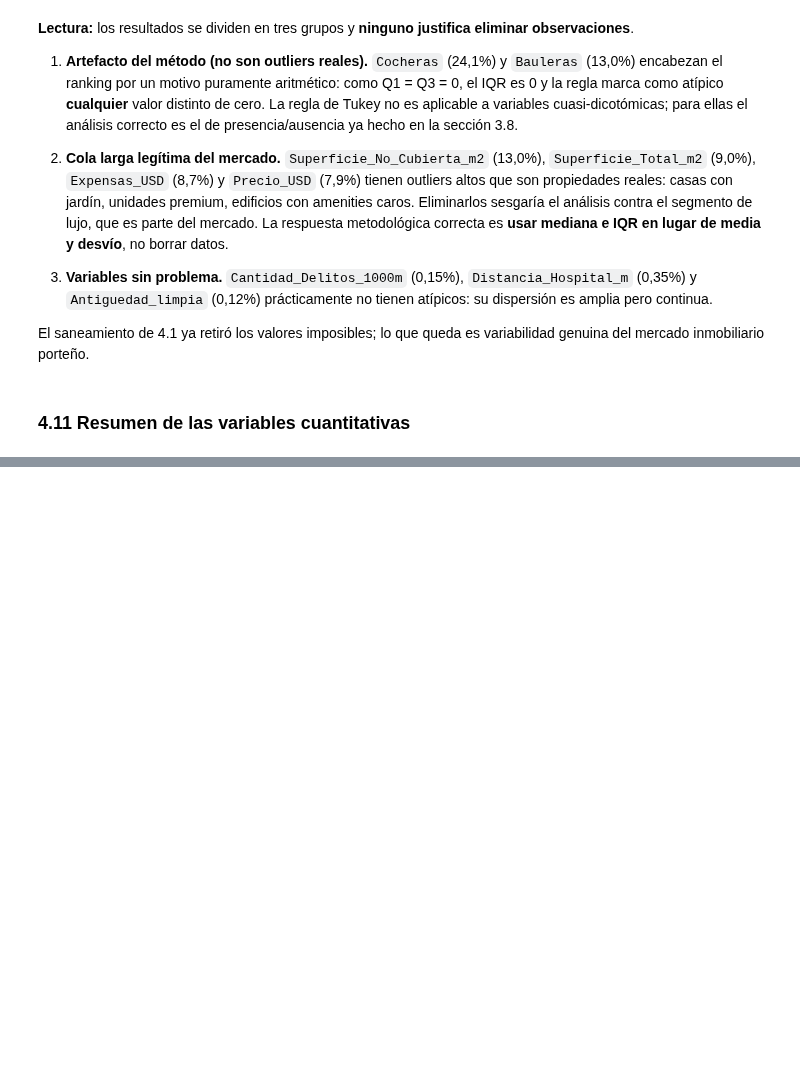
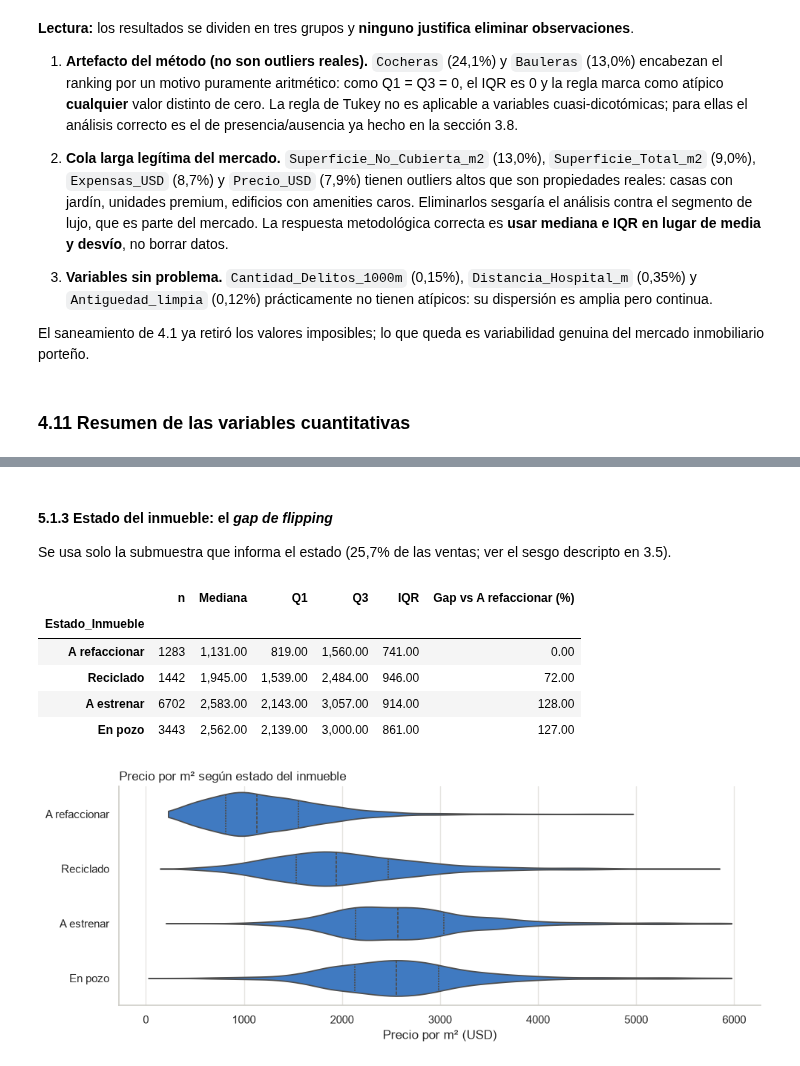
Before and after one commit to FrancisconiMorel/TP-Analisis-Descriptivo-Inmobiliario-CABA, a Jupyter notebook: notebooks/EDA_inicial.ipynb, the cells around one changed output, grey strips where cells are left out. Saved outputs shown, nothing was run; the diff lists cells and outputs as text; code cells hidden in the pictures; blank space fills up the shorter version.

```diff
--- a/notebooks/EDA_inicial.ipynb
+++ b/notebooks/EDA_inicial.ipynb
@@ -1142,0 +1268,31 @@ resumen_cuanti.round(2)
+# %% [markdown]
+#### 5.1.3 Estado del inmueble: el *gap de flipping*
+
+Se usa solo la submuestra que informa el estado (25,7% de las ventas; ver el sesgo descripto en 3.5).
+# %%
+ORDEN_ESTADO = ['A refaccionar', 'Reciclado', 'A estrenar', 'En pozo']
+con_estado = venta[venta['Estado_Inmueble'].notna()]
+
+tabla_estado = resumen_por_grupo(con_estado, 'Estado_Inmueble', ordenar=False).loc[ORDEN_ESTADO]
+mediana_refaccionar = tabla_estado.loc['A refaccionar', 'Mediana']
+tabla_estado['Gap vs A refaccionar (%)'] = (tabla_estado['Mediana'] / mediana_refaccionar - 1) * 100
+display(tabla_estado[['n', 'Mediana', 'Q1', 'Q3', 'IQR', 'Gap vs A refaccionar (%)']].round(0))
+
+recortado = con_estado[con_estado[VAR] <= con_estado[VAR].quantile(.99)]
+fig, ax = plt.subplots(figsize=(10, 4))
+sns.violinplot(data=recortado, x=VAR, y='Estado_Inmueble', order=ORDEN_ESTADO, color=COLOR,
+               inner='quartile', cut=0, ax=ax)
+ax.set_title('Precio por m² según estado del inmueble', loc='left', fontsize=12)
+ax.set_xlabel('Precio por m² (USD)')
+ax.set_ylabel('')
+sns.despine(ax=ax)
+plt.tight_layout()
+plt.show()
+# %% [output]
+|  | n | Mediana | Q1 | Q3 | IQR | Gap vs A refaccionar (%) |
+| Estado_Inmueble |  |  |  |  |  |  |
+| A refaccionar | 1283 | 1,131.00 | 819.00 | 1,560.00 | 741.00 | 0.00 |
+| Reciclado | 1442 | 1,945.00 | 1,539.00 | 2,484.00 | 946.00 | 72.00 |
+| A estrenar | 6702 | 2,583.00 | 2,143.00 | 3,057.00 | 914.00 | 128.00 |
+| En pozo | 3443 | 2,562.00 | 2,139.00 | 3,000.00 | 861.00 | 127.00 |
+[figure, added]
```
Also changed, not shown: parts of 35 cells of this notebook.
